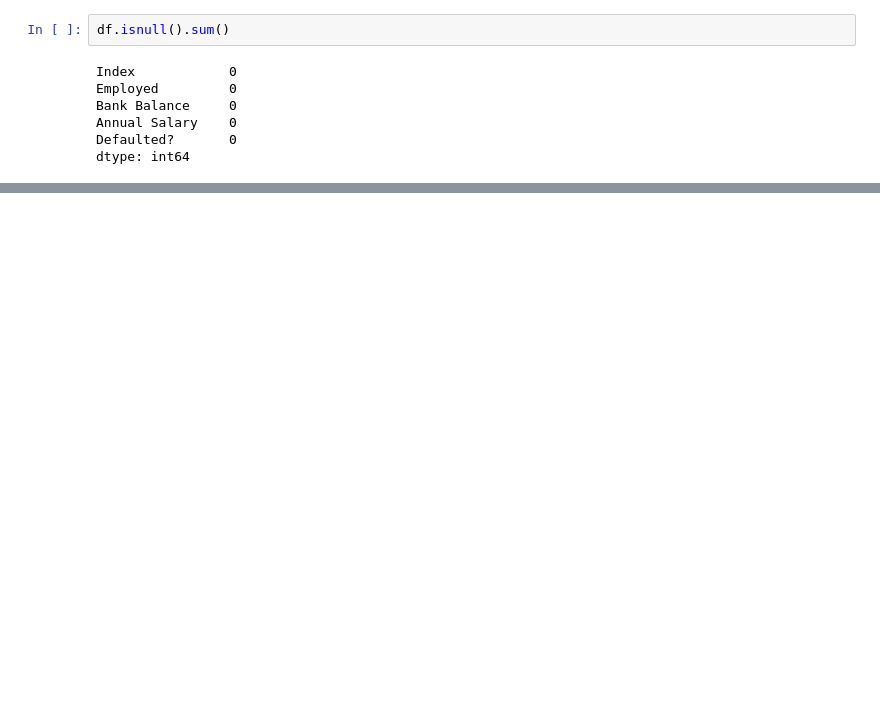
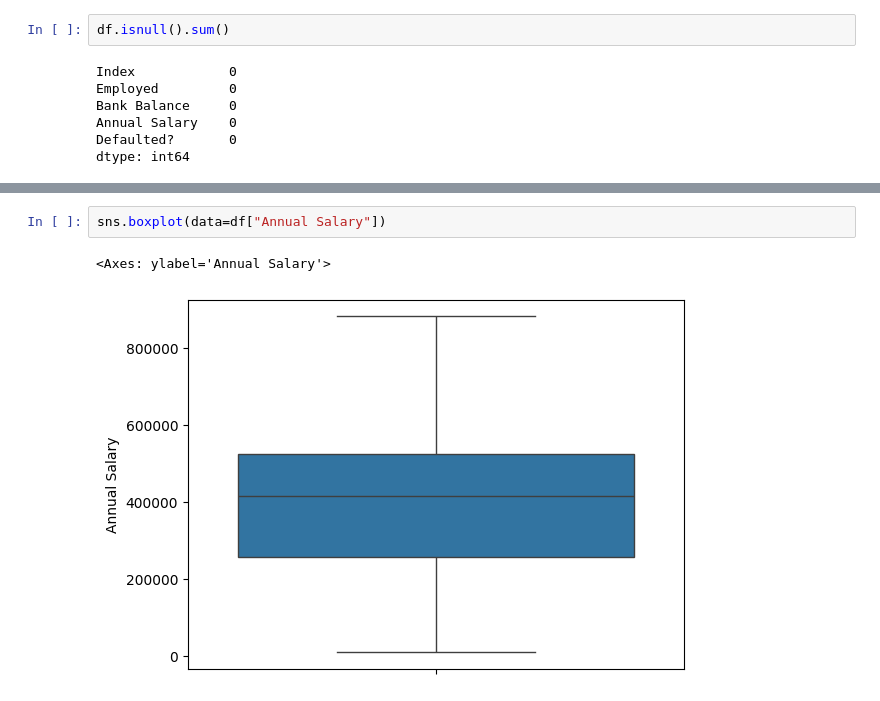
Before and after one commit to shanelze/bc3409-homework2, a Jupyter notebook: Homework2_ShaneLim.ipynb, the cells around one changed output, grey strips where cells are left out. Cells and saved outputs as stored; diff of their text form; blank space fills up the shorter version.

```diff
--- a/Homework2_ShaneLim.ipynb
+++ b/Homework2_ShaneLim.ipynb
@@ -55,0 +83,5 @@ X_test["Credit Amount"] = stats.zscore(X_test["Credit Amount"])
+# %%
+sns.boxplot(data=df["Annual Salary"])
+# %% [output]
+<Axes: ylabel='Annual Salary'>
+[figure, added]
```
Also changed, not shown: parts of 28 cells of this notebook, 3 other files.
